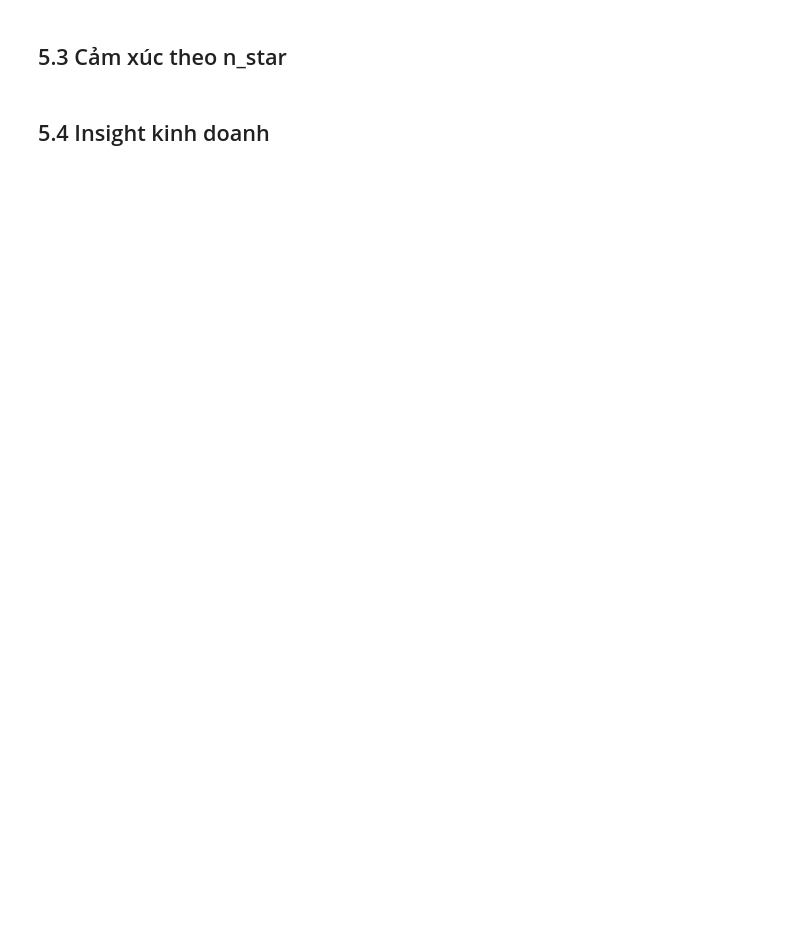
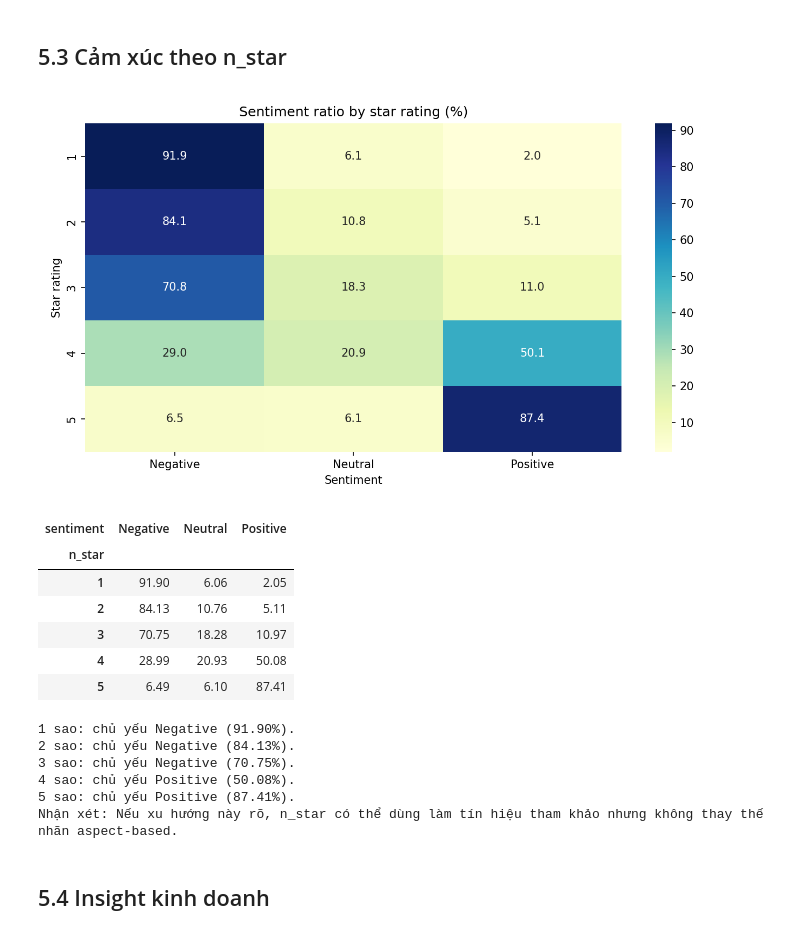
Before and after one commit to ncdanh0311/vietnamese-phone-review-mining, a Jupyter notebook: notebooks/05_evaluation_visualization.ipynb, the cells around one changed output. Saved outputs shown, nothing was run; the diff lists cells and outputs as text; code cells hidden in the pictures; blank space fills up the shorter version.

```diff
--- a/notebooks/05_evaluation_visualization.ipynb
+++ b/notebooks/05_evaluation_visualization.ipynb
@@ -84,12 +113,28 @@ else:
 ## 5.3 Cảm xúc theo n_star
 # %%
 star_sentiment_pct = plot_star_vs_sentiment(train_clean, FIG_DIR / "sentiment_by_star.png")
+display(Image(filename=str(FIG_DIR / "sentiment_by_star.png")))
 display(star_sentiment_pct.round(2))
 for star in sorted(star_sentiment_pct.index):
     dominant = star_sentiment_pct.loc[star].idxmax()
     pct = star_sentiment_pct.loc[star].max()
     print(f"{star} sao: chủ yếu {dominant} ({pct:.2f}%).")
 print("Nhận xét: Nếu xu hướng này rõ, n_star có thể dùng làm tín hiệu tham khảo nhưng không thay thế nhãn aspect-based.")
+# %% [output]
+[figure, added]
+| sentiment | Negative | Neutral | Positive |
+| n_star |  |  |  |
+| 1 | 91.90 | 6.06 | 2.05 |
+| 2 | 84.13 | 10.76 | 5.11 |
+| 3 | 70.75 | 18.28 | 10.97 |
+| 4 | 28.99 | 20.93 | 50.08 |
+| 5 | 6.49 | 6.10 | 87.41 |
+1 sao: chủ yếu Negative (91.90%).
+2 sao: chủ yếu Negative (84.13%).
+3 sao: chủ yếu Negative (70.75%).
+4 sao: chủ yếu Positive (50.08%).
+5 sao: chủ yếu Positive (87.41%).
+Nhận xét: Nếu xu hướng này rõ, n_star có thể dùng làm tín hiệu tham khảo nhưng không thay thế nhãn aspect-based.
 # %% [markdown]
 ## 5.4 Insight kinh doanh
 # %%
```
Also changed, not shown: parts of 4 cells of this notebook, 31 other files.
